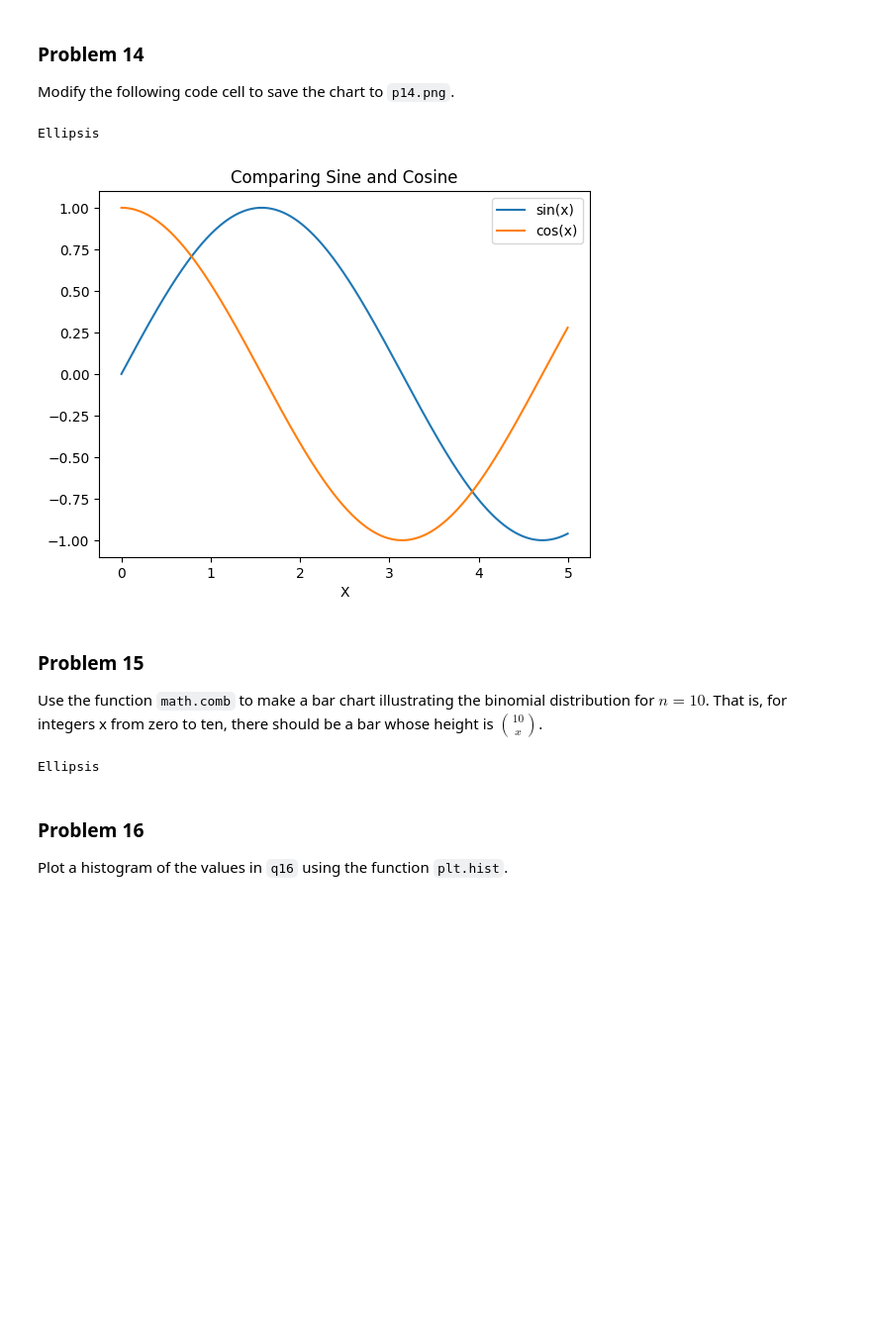
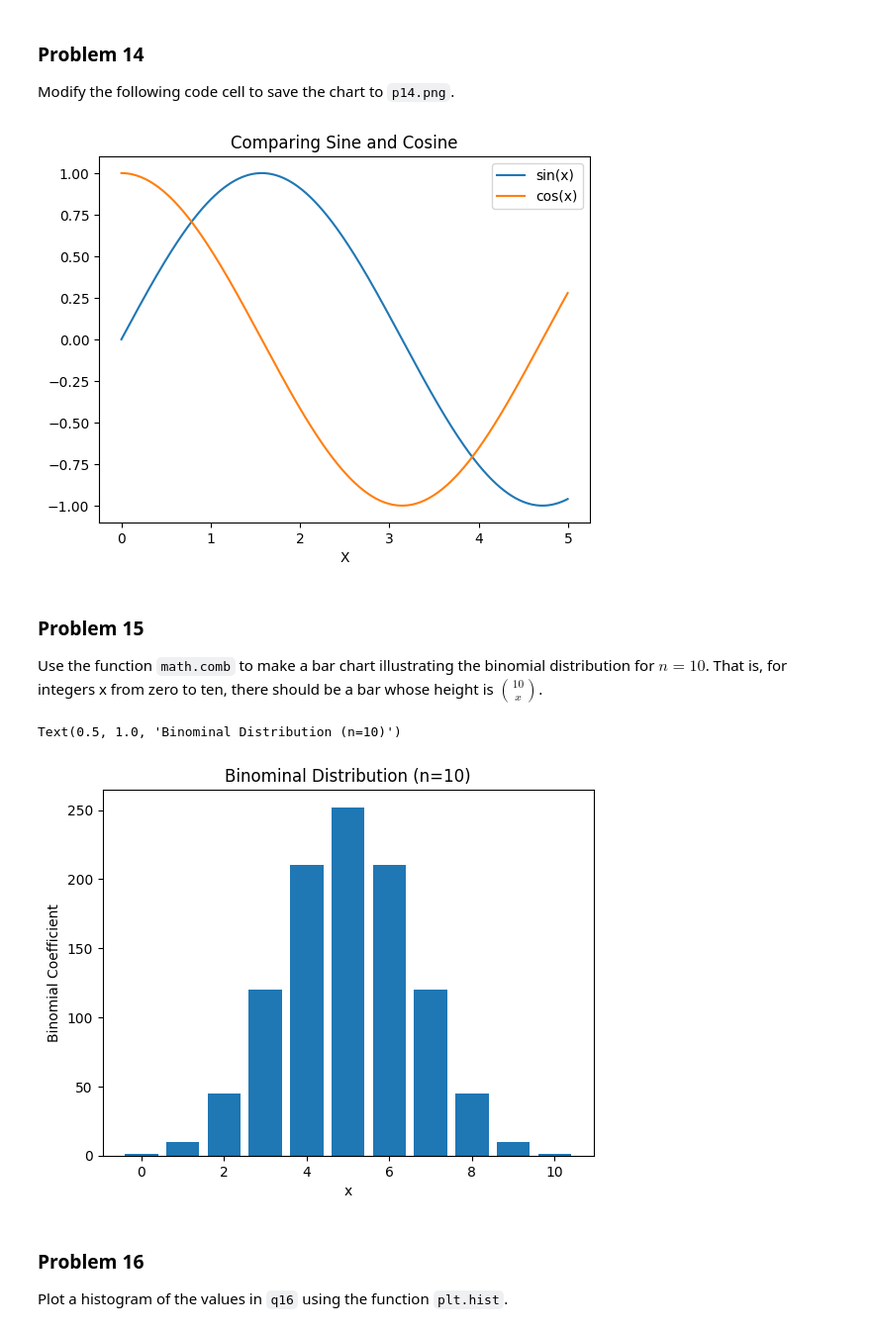
Before and after one commit to Spantone2048/dx602-homework-05, a Jupyter notebook: homework.ipynb, the cells around one changed output. Shown at 99% size. Drawn from its saved outputs; the diff is of its cells as text; code cells hidden in the pictures; blank space fills up the shorter version.

```diff
--- a/homework.ipynb
+++ b/homework.ipynb
@@ -414,21 +414,27 @@ plt.xlabel("X")
 
 # YOUR CHANGES HERE
 
-...
+plt.savefig("p14.png")
 # %% [output]
-Ellipsis
 [figure]
 # %% [markdown]
 ### Problem 15
 
 Use the function `math.comb` to make a bar chart illustrating the binomial distribution for $n=10$.
 That is, for integers x from zero to ten, there should be a bar whose height is $10 \choose x$.
-# %%
-# YOUR CHANGES HERE
-
-...
-# %% [output]
-Ellipsis
+# %%
+# YOUR CHANGES HERE
+
+x = list(range(11))
+y = [math.comb(10, i) for i in x]
+
+plt.bar(x, y)
+plt.xlabel('x')
+plt.ylabel('Binomial Coefficient')
+plt.title('Binominal Distribution (n=10)')
+# %% [output]
+Text(0.5, 1.0, 'Binominal Distribution (n=10)')
+[figure, added]
 # %% [markdown]
 ### Problem 16
 
```
Also changed, not shown: parts of 1 cell of this notebook, 1 other file.
